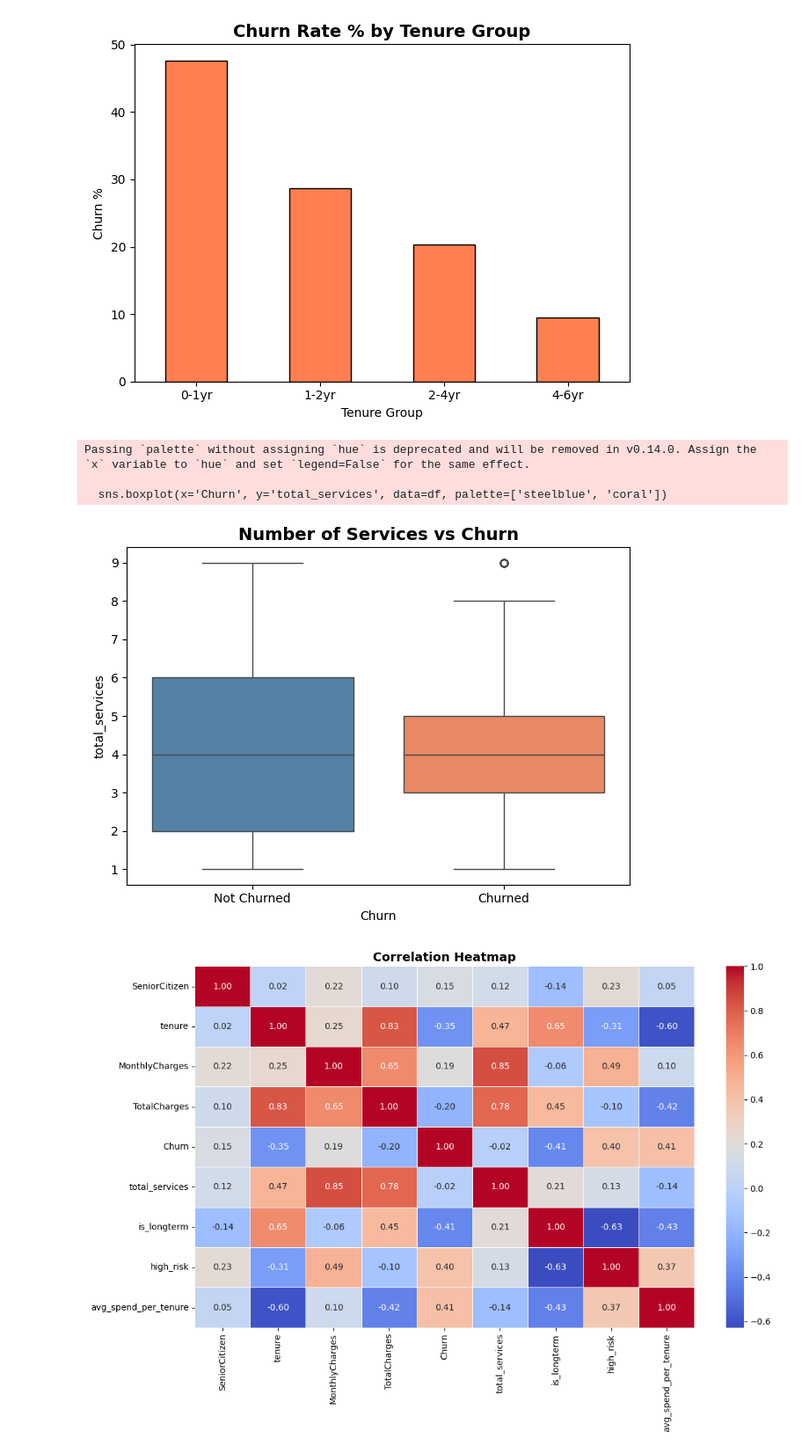
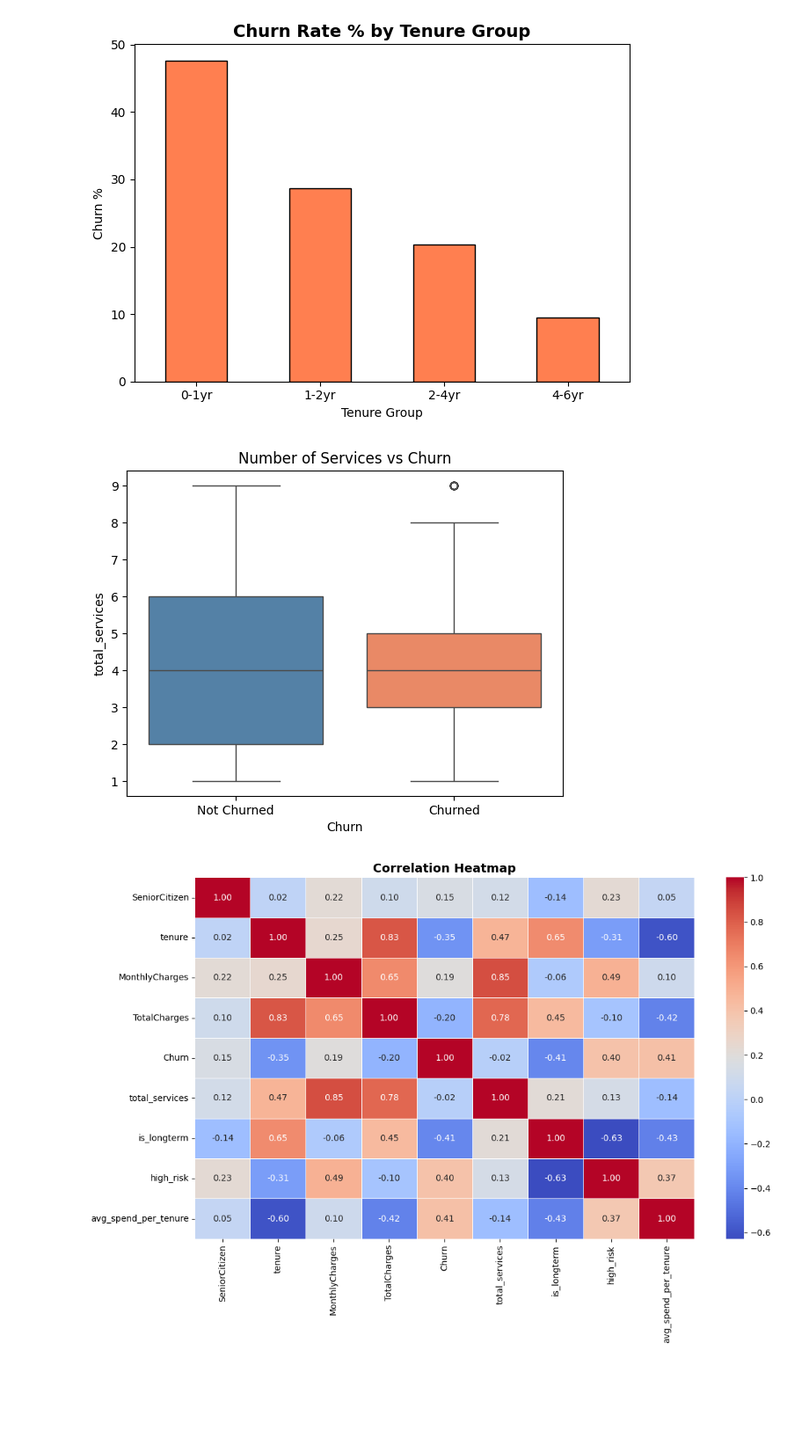
Before and after one commit to harshkashyap28/Telecom-Customer-Churn-Analysis, a Jupyter notebook: EDA.ipynb, the cells around one changed output. Shown at 88% size. Drawn from its saved outputs; the diff is of its cells as text; code cells hidden in the pictures; blank space fills up the shorter version.

```diff
--- a/EDA.ipynb
+++ b/EDA.ipynb
@@ -227,19 +218,18 @@ plt.show()
 # %% [output]
 [figure]
 # %%
-# 7. Total Services vs Churn
-plt.figure()
-sns.boxplot(x='Churn', y='total_services', data=df, palette=['steelblue', 'coral'])
-plt.title("Number of Services vs Churn", fontsize=14, fontweight='bold')
+sns.boxplot(x='Churn', y='total_services',
+            hue='Churn', data=df,
+            palette=['steelblue', 'coral'],
+            legend=False)
+
+plt.title("Number of Services vs Churn")
 plt.xticks([0, 1], ['Not Churned', 'Churned'])
-plt.tight_layout()
+
 plt.savefig("plot7_services_churn.png", dpi=150)
 plt.show()
 # %% [output]
-Passing `palette` without assigning `hue` is deprecated and will be removed in v0.14.0. Assign the `x` variable to `hue` and set `legend=False` for the same effect.
-
-  sns.boxplot(x='Churn', y='total_services', data=df, palette=['steelblue', 'coral'])
-[figure, old version]
+[figure, new version]
 # %%
 # 8. Correlation Heatmap
 plt.figure(figsize=(12, 8))
```
Also changed, not shown: parts of 2 cells of this notebook.
